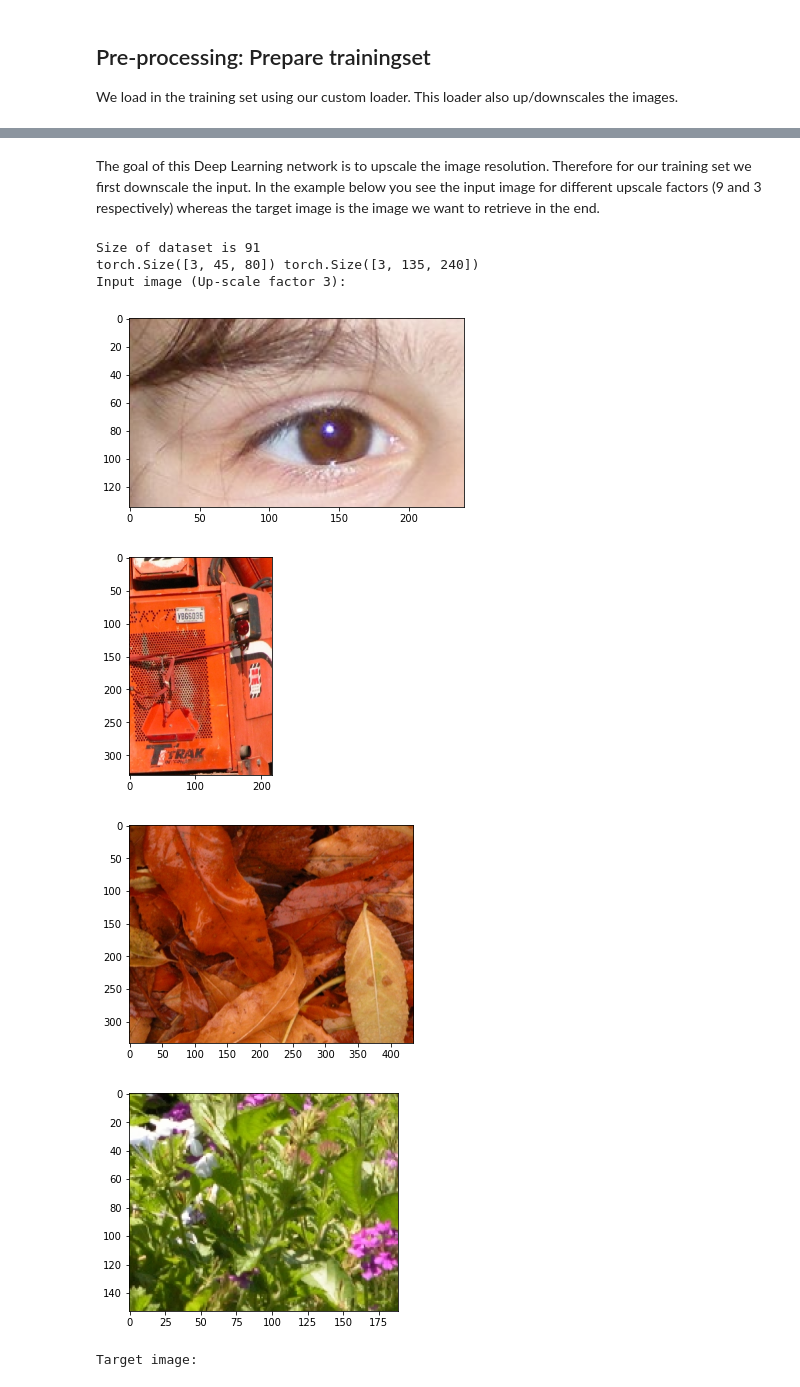
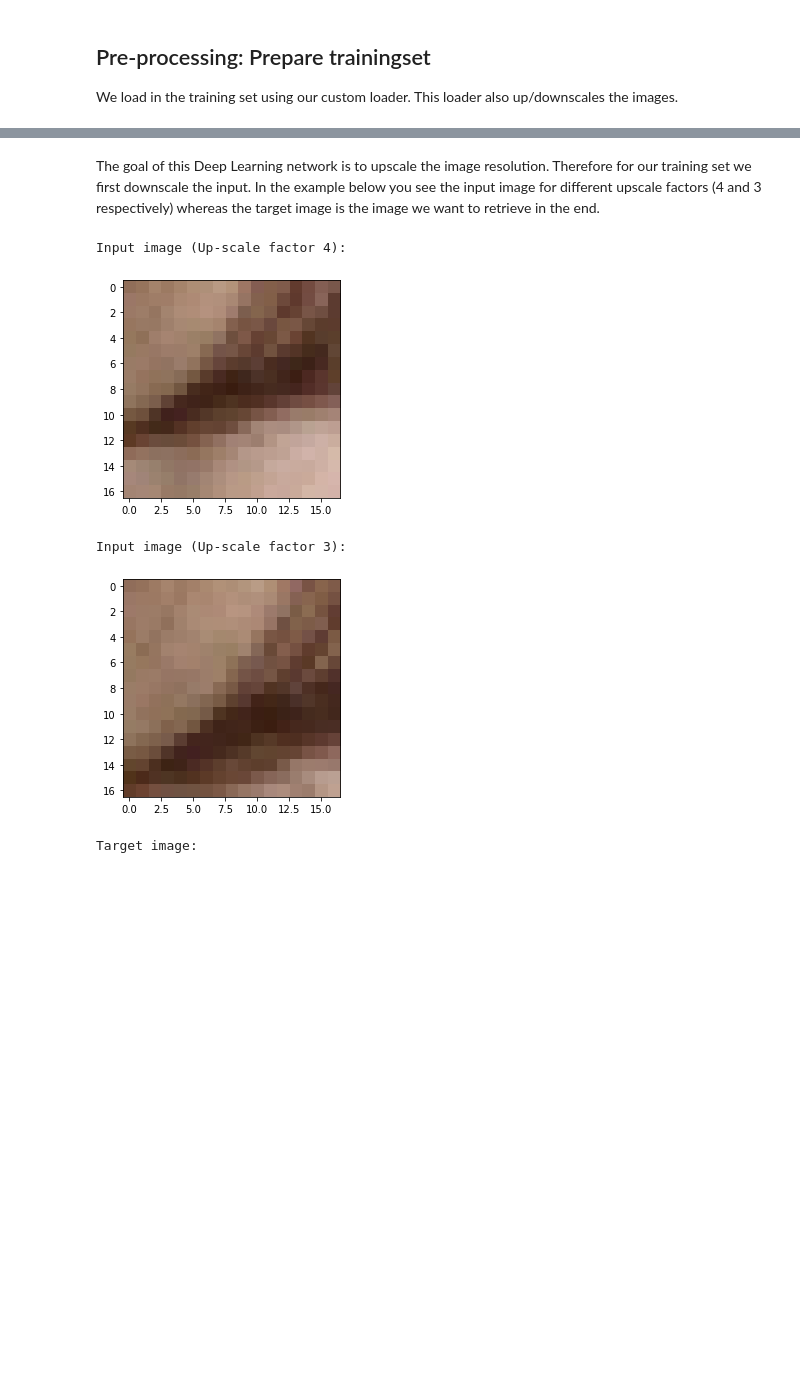
Before and after one commit to jorisquist/DLSuperResolutionProject, a Jupyter notebook: SuperResolution.ipynb, the cells around one changed output, grey strips where cells are left out. Saved outputs shown, nothing was run; the diff lists cells and outputs as text; code cells hidden in the pictures; blank space fills up the shorter version.

Commit message:
more hyperparameter testing

```diff
--- a/SuperResolution.ipynb
+++ b/SuperResolution.ipynb
@@ -138,9 +138,24 @@ class SuperResolutionDataset(Dataset):
           # target_image = patches[:, 0, 0, :, :]
           for i in range(input_patches.shape[1]):
             for j in range(input_patches.shape[2]):
-              data.append((input_patches[:, i, j, :, :], target_patches[:, i, j, :, :]))
+
+              # During training we can skip the deconvolution layer if we do a reverse deconvolution on the targets
+              if not self.testing:
+                target = target_patches[:, i, j, :, :]
+                target = target.unsqueeze(0)
+                target = self.inverse_deconvolution(target, self.upscale_factor)
+                target = target.squeeze()
+
+              data.append((input_patches[:, i, j, :, :], target))
 
           return data
+
+    def inverse_deconvolution(self, x, r):
+      [B, C, H, W] = list(x.size())
+      x = x.reshape(B, C, H//r, r, W//r, r)
+      x = x.permute(0, 1, 3, 5, 2, 4)
+      x = x.reshape(B, C*(r**2), H//r, W//r)
+      return x
 
     def imshow(self, img):
         img = torchvision.utils.make_grid(img)
@@ -182,23 +179,18 @@ torch.Size([3, 51, 51])
 # %% [markdown]
-The goal of this Deep Learning network is to upscale the image resolution. Therefore for our training set we first downscale the input. In the example below you see the input image for different upscale factors (9 and 3 respectively) whereas the target image is the image we want to retrieve in the end.
+The goal of this Deep Learning network is to upscale the image resolution. Therefore for our training set we first downscale the input. In the example below you see the input image for different upscale factors (4 and 3 respectively) whereas the target image is the image we want to retrieve in the end.
 # %%
-# trainExample9 = SuperResolutionDataset("train_data/Set91", 9)
-# print("Input image (Up-scale factor 9): ")
-# trainExample9.imshow_input(0)
+trainExample4 = SuperResolutionDataset("train_data/Set91", 4)
+print("Input image (Up-scale factor 4): ")
+trainExample4.imshow_input(0)
 
-trainExample3 = SuperResolutionDataset("train_data/Set91", 3, testing=True)
+trainExample3 = SuperResolutionDataset("train_data/Set91", 3)
 print("Input image (Up-scale factor 3): ")
-for i in range(4):
-  # trainExample3.imshow_input(i)
-  trainExample3.imshow_target(i)
+trainExample3.imshow_input(0)
 # %% [output]
-Size of dataset is 91
-torch.Size([3, 45, 80]) torch.Size([3, 135, 240])
-Input image (Up-scale factor 3):
+Input image (Up-scale factor 4):
-[figure, old version]
+[figure, new version]
+Input image (Up-scale factor 3):
-[figure, old version]
+[figure, new version]
-[figure, removed]
-[figure, removed]
 # %%
 print("Target image: ")
 trainExample3.imshow_target(0)
```
Also changed, not shown: parts of 12 cells of this notebook, 7 other files.
